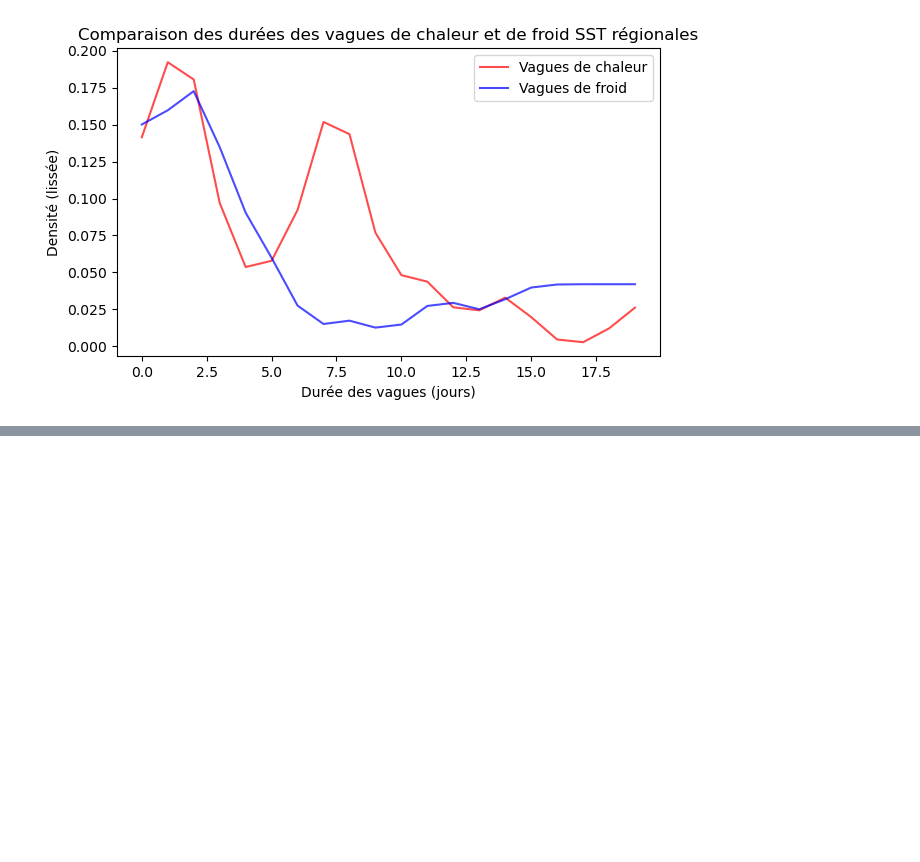
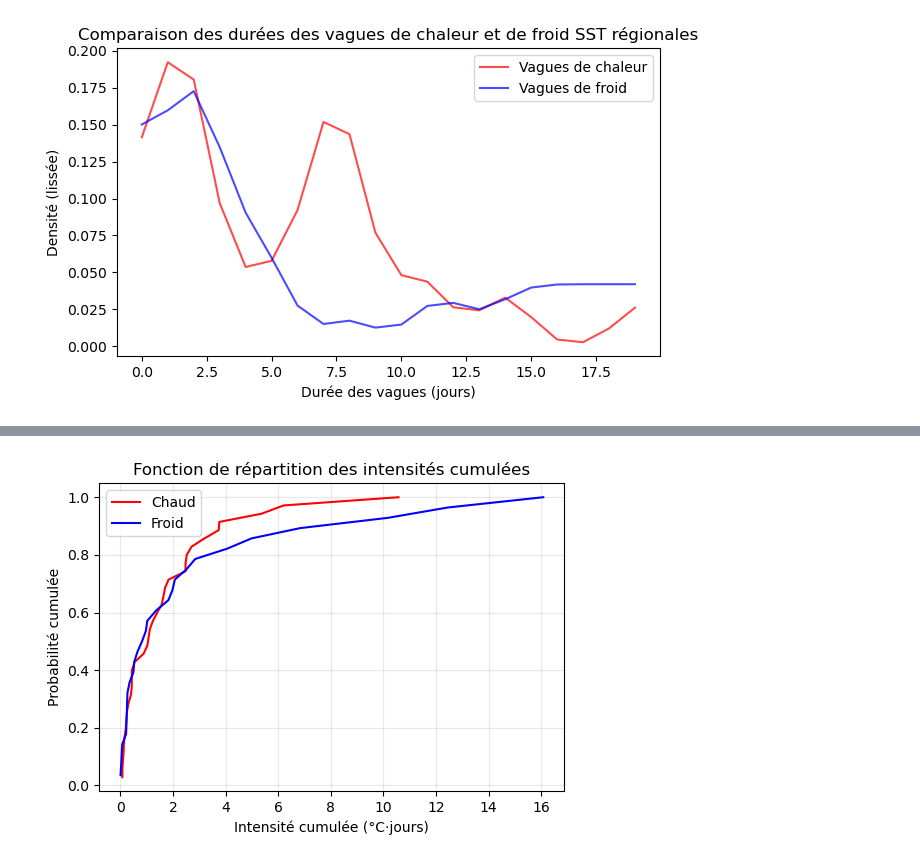
Before and after one commit to mkkuu/EnglishChannelSSTSciML, a Jupyter notebook: notebooks/statisticalAnalysis/11extremesAnalysis.ipynb, the cells around one changed output, grey strips where cells are left out. Drawn from its saved outputs; the diff is of its cells as text; code cells hidden in the pictures; blank space fills up the shorter version.

```diff
--- a/notebooks/statisticalAnalysis/11extremesAnalysis.ipynb
+++ b/notebooks/statisticalAnalysis/11extremesAnalysis.ipynb
@@ -505,0 +544,25 @@ Un modèle simple moyen de ML échouerait ici clairement à saisir cette dissymm
+# %%
+# Same for cold events
+
+coldDurations = []
+coldIntensities = []
+
+currentLength = 0
+currentIntensity = 0.0
+
+for x in values:
+    if x < q5Reg:
+        currentLength += 1
+        currentIntensity += (q5Reg - x) # Here too
+    elif currentLength > 0:
+        coldDurations.append(currentLength)
+        coldIntensities.append(currentIntensity)
+        currentLength = 0
+        currentIntensity = 0.0
+
+if currentLength > 0:
+    coldDurations.append(currentLength)
+    coldIntensities.append(currentIntensity)
+
+coldDurations = np.array(coldDurations)
+coldIntensities = np.array(coldIntensities)
@@ -505,0 +581,19 @@ Un modèle simple moyen de ML échouerait ici clairement à saisir cette dissymm
+# %%
+hotSorted = np.sort(hotIntensities)
+coldSorted = np.sort(coldIntensities)
+
+hotEcdf = np.arange(1, len(hotSorted) + 1) / len(hotSorted)
+coldEcdf = np.arange(1, len(coldSorted) + 1) / len(coldSorted)
+
+plt.figure(figsize=(6, 4))
+plt.plot(hotSorted, hotEcdf, label="Chaud", color="red")
+plt.plot(coldSorted, coldEcdf, label="Froid", color="blue")
+
+plt.xlabel("Intensité cumulée (°C·jours)")
+plt.ylabel("Probabilité cumulée")
+plt.title("Fonction de répartition des intensités cumulées")
+plt.legend()
+plt.grid(True, alpha=0.3)
+plt.show()
+# %% [output]
+[figure, added]
```
Also changed, not shown: parts of 10 cells of this notebook.
